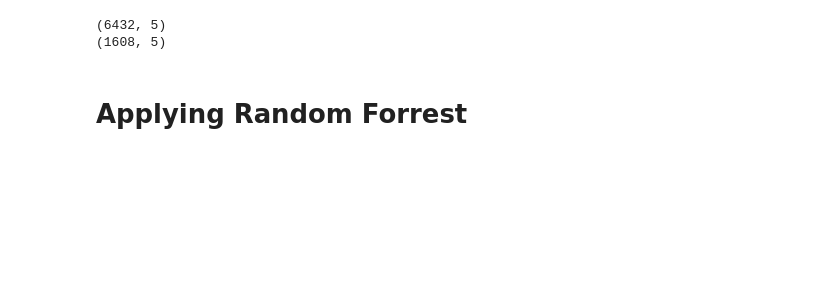
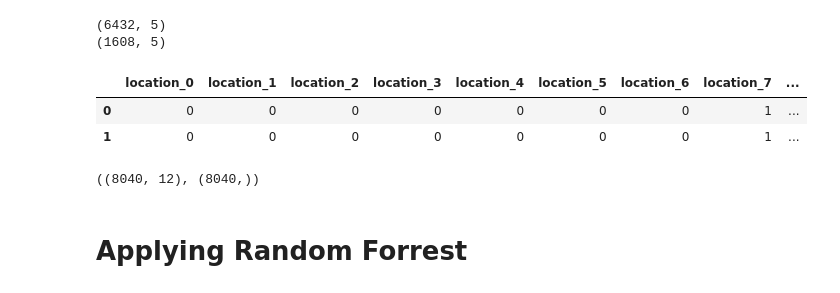
Before and after one commit to panubhav2001/bengaluru-house-price, a Jupyter notebook: Bengaluru_house_price_prediction.ipynb, the cells around one changed output. Drawn from its saved outputs; the diff is of its cells as text; code cells hidden in the pictures; blank space fills up the shorter version.

Commit message:
updated encoding method

```diff
--- a/Bengaluru_house_price_prediction.ipynb
+++ b/Bengaluru_house_price_prediction.ipynb
@@ -415,0 +370,11 @@ print(X_test.shape)
+# %%
+import category_encoders as ce
+
+# Apply binary encoding
+encoder = ce.BinaryEncoder(cols=['location'])
+data_encoded = encoder.fit_transform(data)
+data_encoded.head(2)
+# %% [output]
+|  | location_0 | location_1 | location_2 | location_3 | location_4 | location_5 | location_6 | location_7 | ... |
+| 0 | 0 | 0 | 0 | 0 | 0 | 0 | 0 | 1 | ... |
+| 1 | 0 | 0 | 0 | 0 | 0 | 0 | 0 | 1 | ... |
@@ -416 +388,6 @@ print(X_test.shape)
+# %%
+# Checking the shape of X and y
+X.shape, y.shape
+# %% [output]
+((8040, 12), (8040,))
 # %%
```
Also changed, not shown: parts of 21 cells of this notebook, 1 other file.
